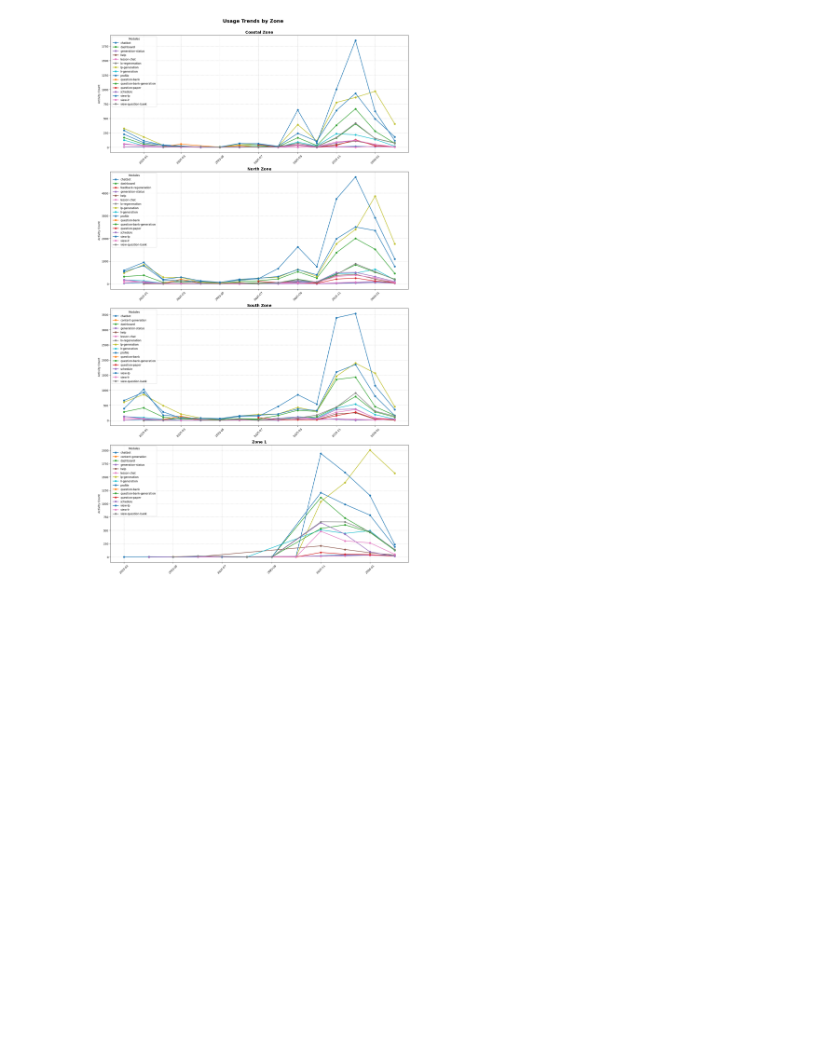
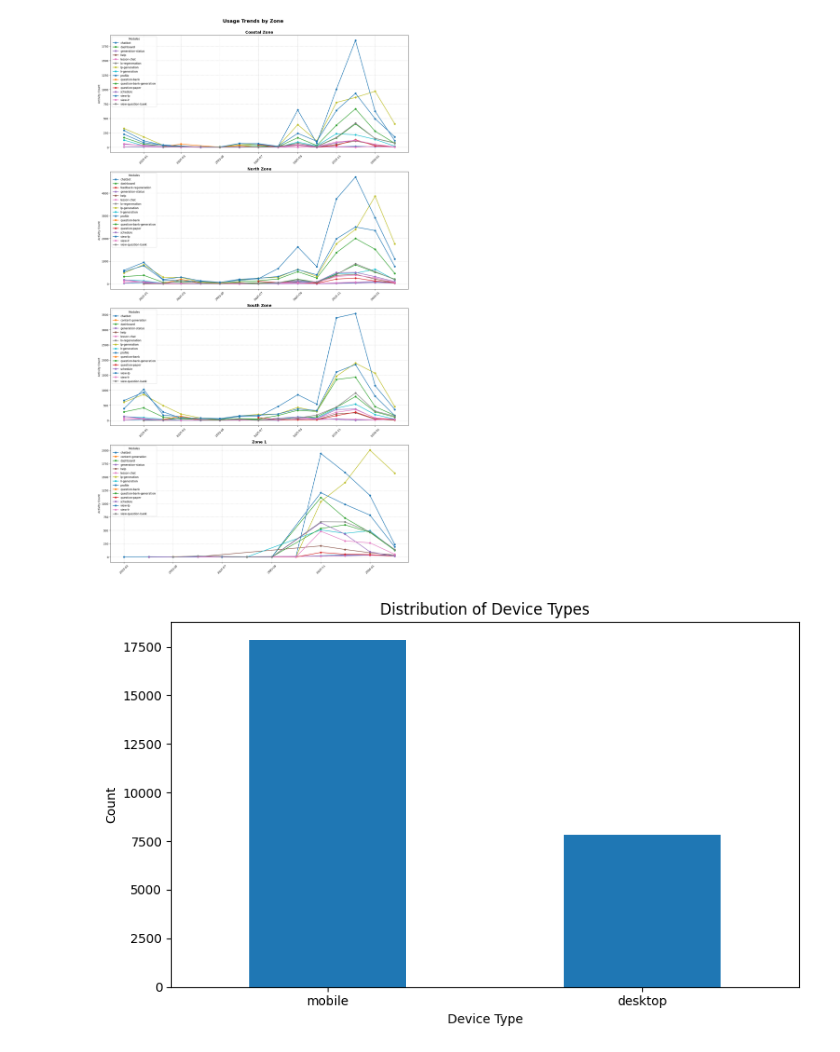
Before and after one commit to adi-srao/Shiksha_Copilot_Analysis, a Jupyter notebook: time_series.ipynb, the cells around one changed output. Cells and saved outputs as stored; diff of their text form; code cells hidden in the pictures; blank space fills up the shorter version.

```diff
--- a/time_series.ipynb
+++ b/time_series.ipynb
@@ -143,0 +177,16 @@ plt.show()
+# %%
+device_counts = df["deviceType"].value_counts()
+
+
+plt.figure(figsize=(8, 5))
+device_counts.plot(kind="bar")
+
+plt.title("Distribution of Device Types")
+plt.xlabel("Device Type")
+plt.ylabel("Count")
+plt.xticks(rotation=0)
+
+plt.tight_layout()
+plt.show()
+# %% [output]
+[figure, added]
```
Also changed, not shown: parts of 5 cells of this notebook, 13 other files.
